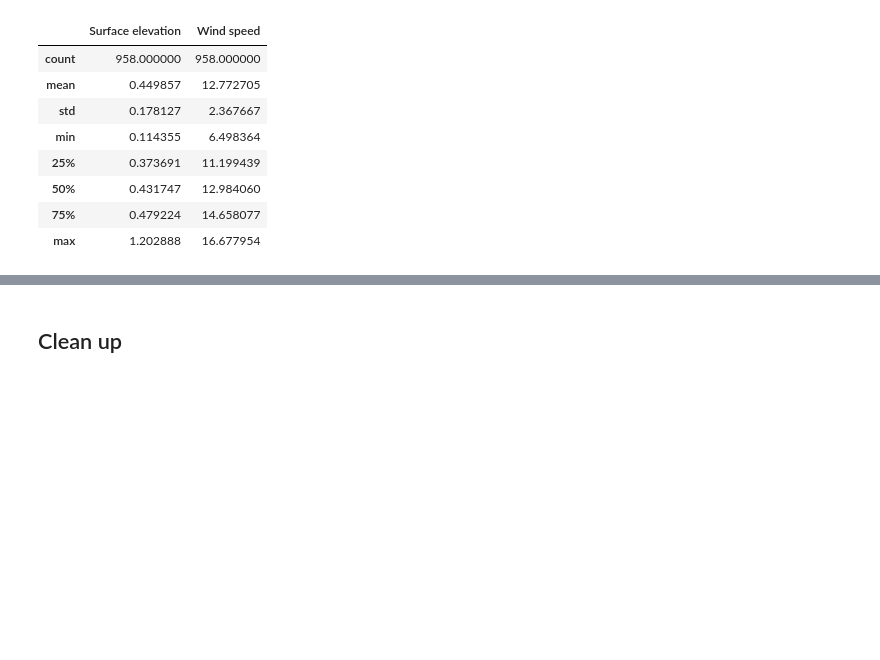
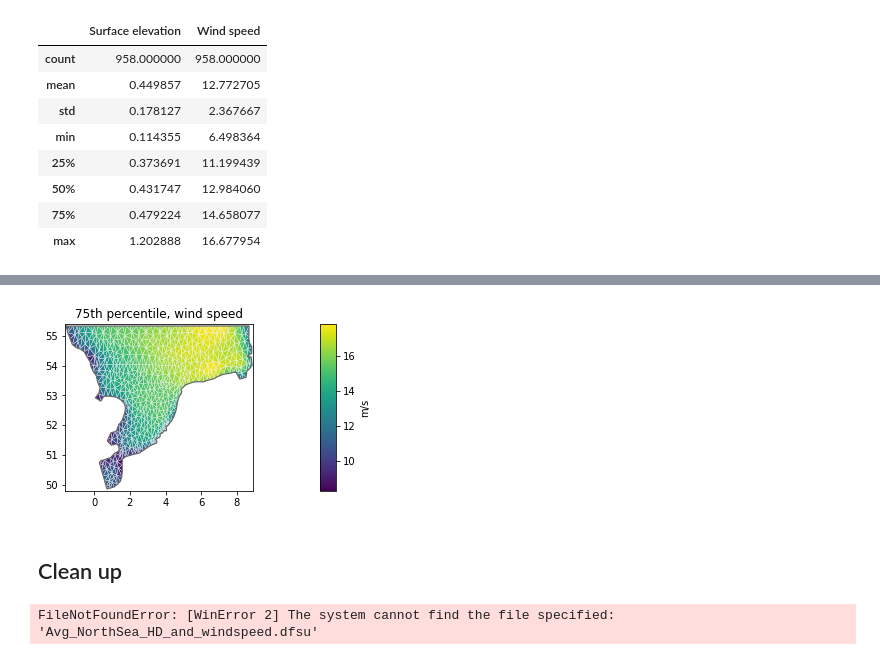
Before and after one commit to DHI/mikeio, a Jupyter notebook: notebooks/Generic.ipynb, the cells around one changed output, grey strips where cells are left out. Drawn from its saved outputs; the diff is of its cells as text; code cells hidden in the pictures; blank space fills up the shorter version.

Commit message:
add quantile example

```diff
--- a/notebooks/Generic.ipynb
+++ b/notebooks/Generic.ipynb
@@ -211,0 +217,8 @@ ds_avg.describe()
+# %%
+fn = "../tests/testdata/NorthSea_HD_and_windspeed.dfsu"
+fn_q = "Avg_NorthSea_HD_and_windspeed.dfsu"
+mikeio.generic.quantile(fn, fn_q, q=[0.25,0.5,0.75])
+# %%
+dfs = mikeio.Dfsu(fn_q)
+ds = dfs.read()
+ds
@@ -212,3 +236,8 @@ ds_avg.describe()
+# %%
+dat = ds["Quantile 0.75, Wind speed"][0,:]
+dfs.plot(dat, title="75th percentile, wind speed", label="m/s");
+# %% [output]
+[figure, added]
 # %% [markdown]
 ## Clean up
 # %%
@@ -220,3 +249,6 @@ os.remove("extracted.dfsu")
 os.remove("gebco_sound_local_datum.dfs2")
 os.remove("gebco_sound_spatial.dfs2")
 os.remove("Avg_NorthSea_HD_and_windspeed.dfsu")
+os.remove(fn_q)
+# %% [output]
+FileNotFoundError: [WinError 2] The system cannot find the file specified: 'Avg_NorthSea_HD_and_windspeed.dfsu'
```
Also changed, not shown: parts of 3 cells of this notebook.
